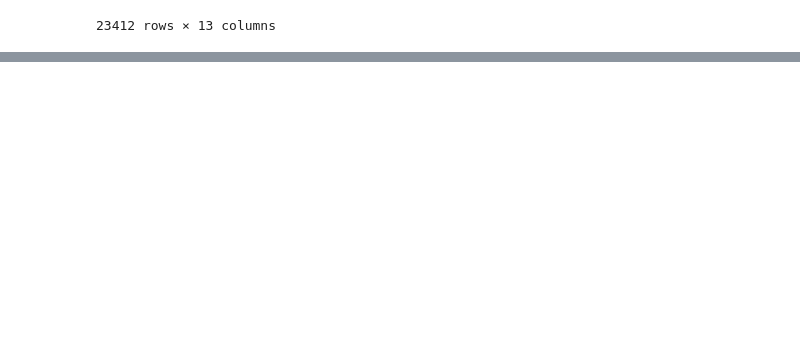
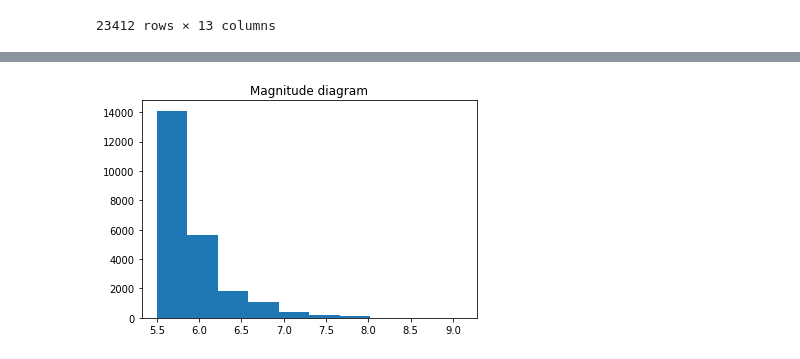
Before and after one commit to Pakopac/project_cloud_computing, a Jupyter notebook: EDA.ipynb, the cells around one changed output, grey strips where cells are left out. Cells and saved outputs as stored; diff of their text form; code cells hidden in the pictures; blank space fills up the shorter version.

```diff
--- a/EDA.ipynb
+++ b/EDA.ipynb
@@ -117,0 +120,6 @@ ConversionError: Failed to convert value(s) to axis units: array(['MW', 'MW', 'M
+# %%
+plt.hist(data["Magnitude"])
+plt.title('Magnitude diagram')
+plt.show()
+# %% [output]
+[figure, added]
```
Also changed, not shown: parts of 7 cells of this notebook, 1 other file.
